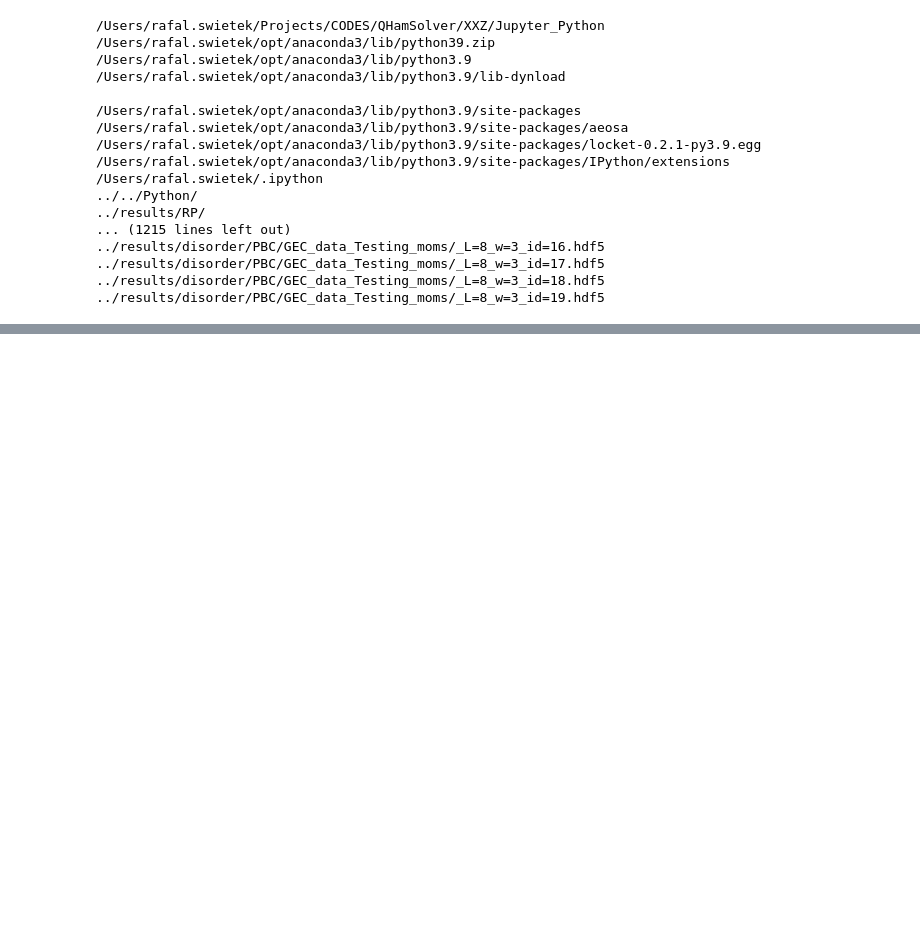
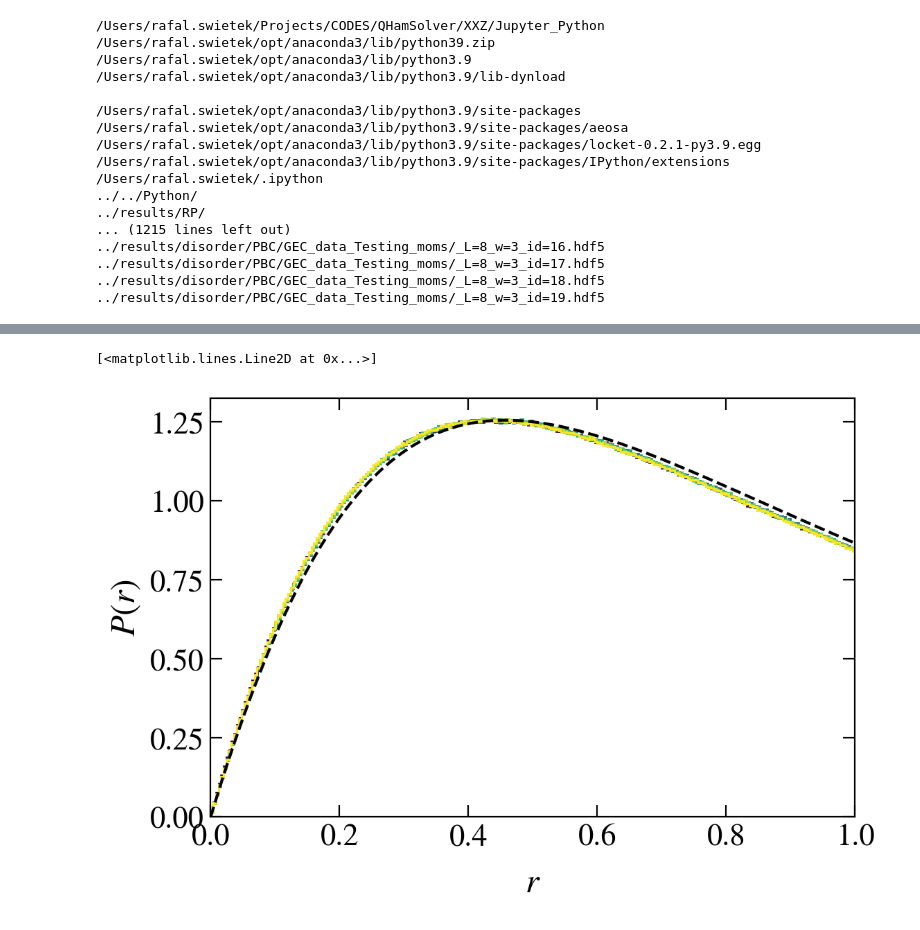
Before and after one commit to Rafal-Swietek/QHamSolver, a Jupyter notebook: XXZ/Jupyter_Python/ErgodicNonDiffusive.ipynb, the cells around one changed output, grey strips where cells are left out. Drawn from its saved outputs; the diff is of its cells as text; code cells hidden in the pictures; blank space fills up the shorter version.

```diff
--- a/XXZ/Jupyter_Python/ErgodicNonDiffusive.ipynb
+++ b/XXZ/Jupyter_Python/ErgodicNonDiffusive.ipynb
@@ -917,0 +1118,31 @@ if __name__ == '__main__':
+# %%
+L = 16
+
+fig, axis = plt.subplots( nrows=1, ncols=1, figsize=(6,4), dpi = 200)
+
+wxs = np.arange(0.24, 1.2, 0.08)
+
+
+norm = matplotlib.colors.Normalize(
+        vmin=min(wxs),
+        vmax=max(wxs))
+s_m = matplotlib.cm.ScalarMappable(cmap='viridis', norm=norm)
+s_m.set_array([])
+
+for wx in wxs:
+    name = 'LEVEL_STATS/_L=%d,w=%g.hdf5' % (L, wx)
+    if exists(name):
+        with h5py.File(name, "r") as file:
+            bins = np.array(file.get('lvl_spacing_ratio/bins'))
+            hist = np.array(file.get('lvl_spacing_ratio/dist'))
+            axis.stairs(hist, bins, color=s_m.to_rgba(wx))
+    else:
+        print(name)
+fig_help.set_plot_elements(axis, ylabel=r"$P(r)$", xlabel=r"$r$", font_size=16, set_legend=0, xscale='linear', yscale='linear')
+axis.set_xlim(0, 1)
+
+z = np.linspace(0, 1, 1000)
+axis.plot(z, 27./4. * (z + z**2) / (1 + z + z**2)**(5/2), color='k', ls='--')
+# %% [output]
+[<matplotlib.lines.Line2D at 0x...>]
+[figure, added]
```
Also changed, not shown: parts of 4 cells of this notebook, 2 other files.
